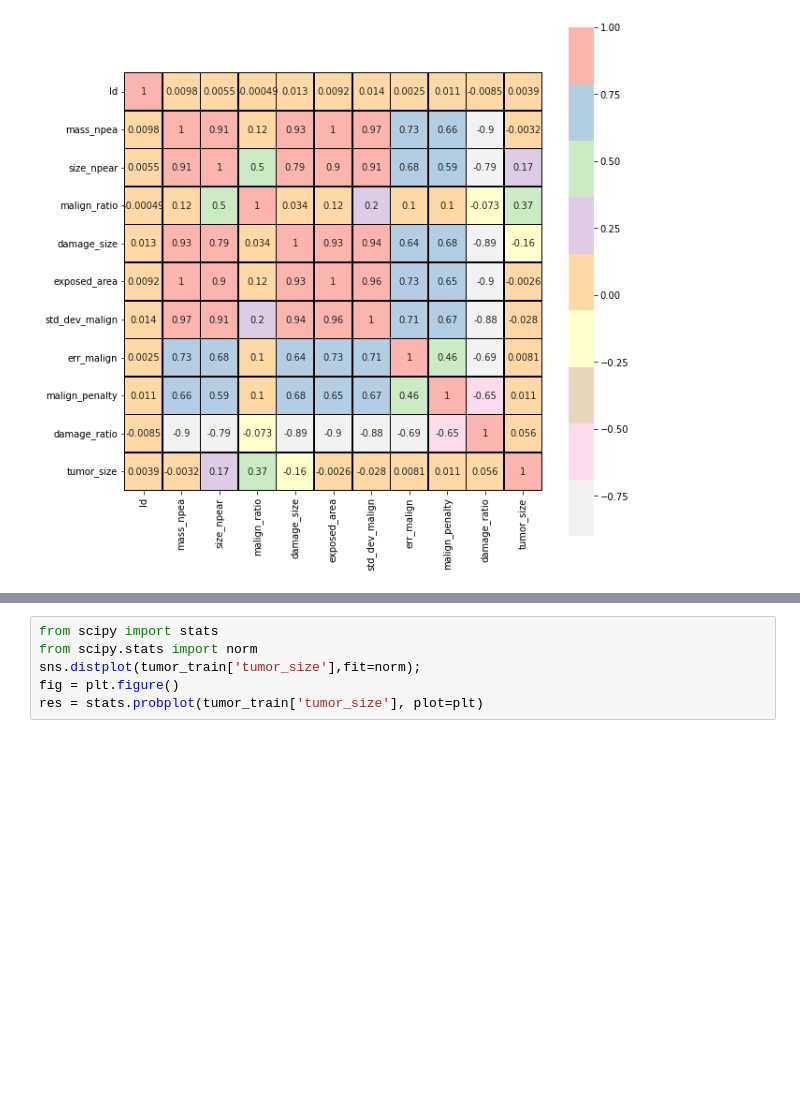
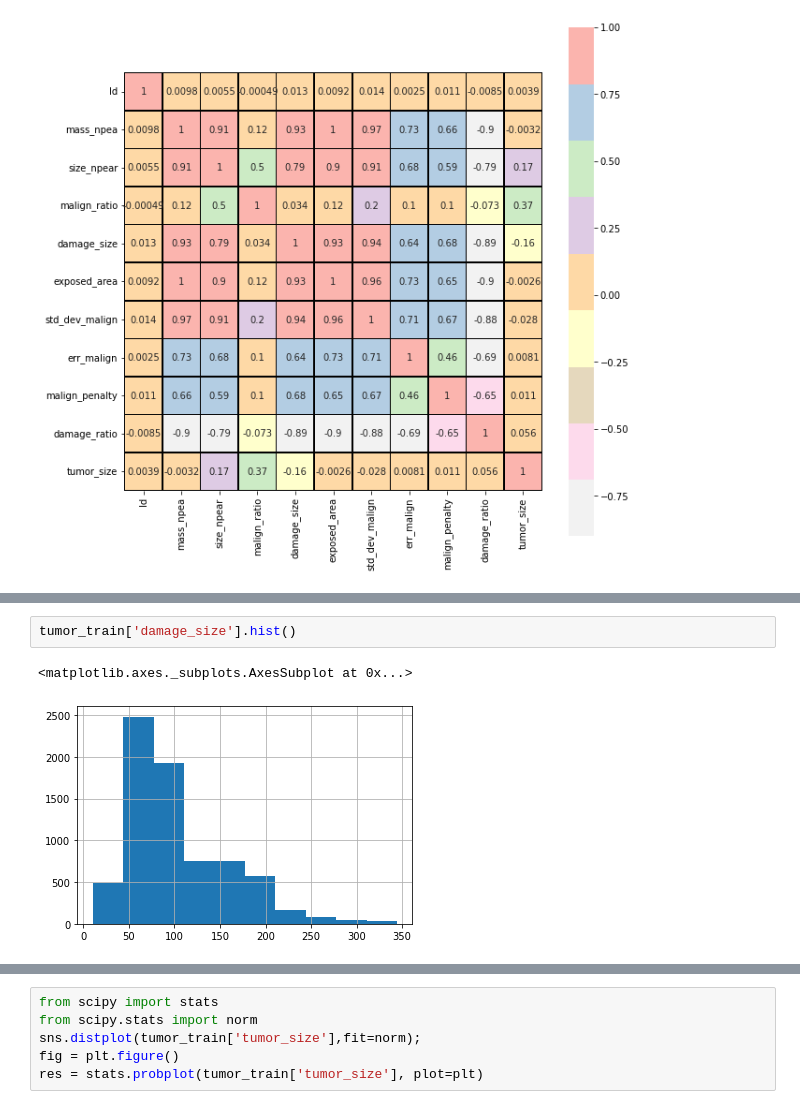
Before and after one commit to vbhaktha13/ML, a Jupyter notebook: Copy_of_Project_tumor_size.ipynb, the cells around one changed output, grey strips where cells are left out. Drawn from its saved outputs; the diff is of its cells as text; blank space fills up the shorter version.

```diff
--- a/Copy_of_Project_tumor_size.ipynb
+++ b/Copy_of_Project_tumor_size.ipynb
@@ -152,0 +205,5 @@ Strong correlations are observed in some variables such as std_dev_malign, mass_
+# %%
+tumor_train['damage_size'].hist()
+# %% [output]
+<matplotlib.axes._subplots.AxesSubplot at 0x...>
+[figure, added]
```
Also changed, not shown: parts of 42 cells of this notebook.
